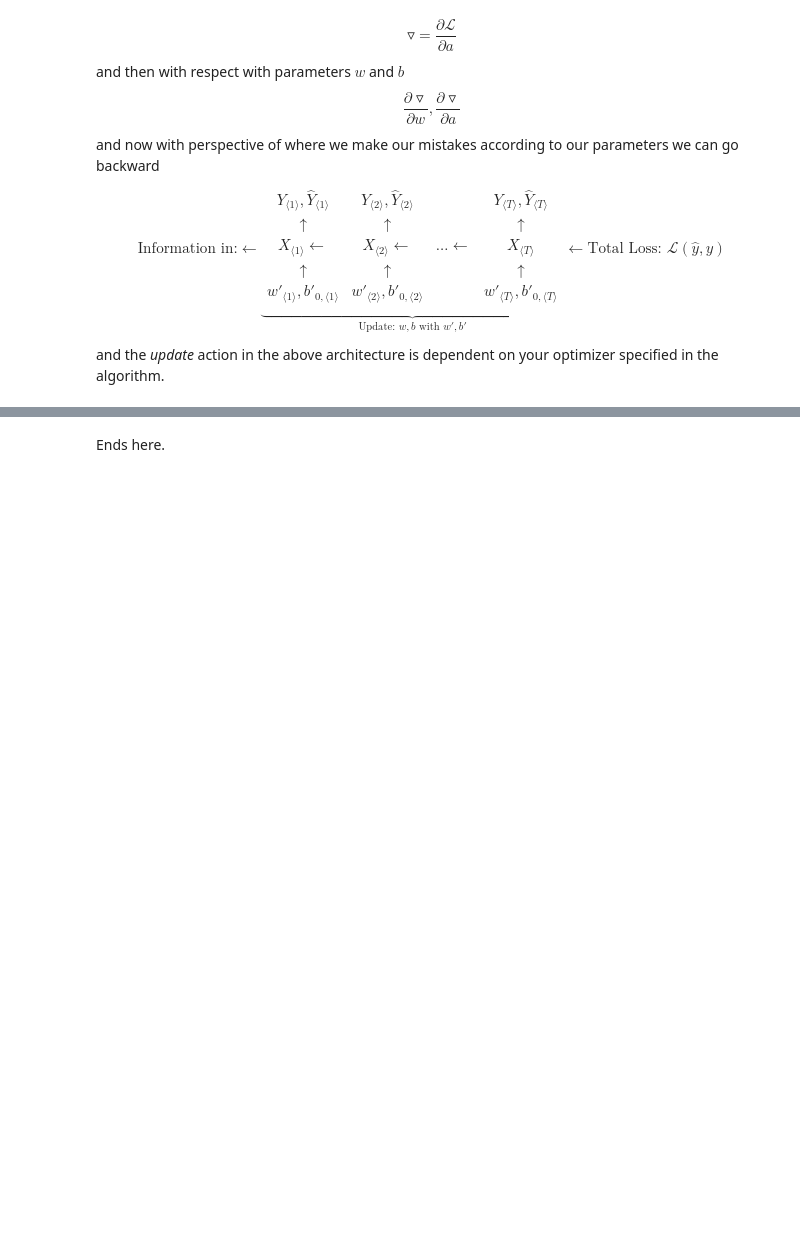
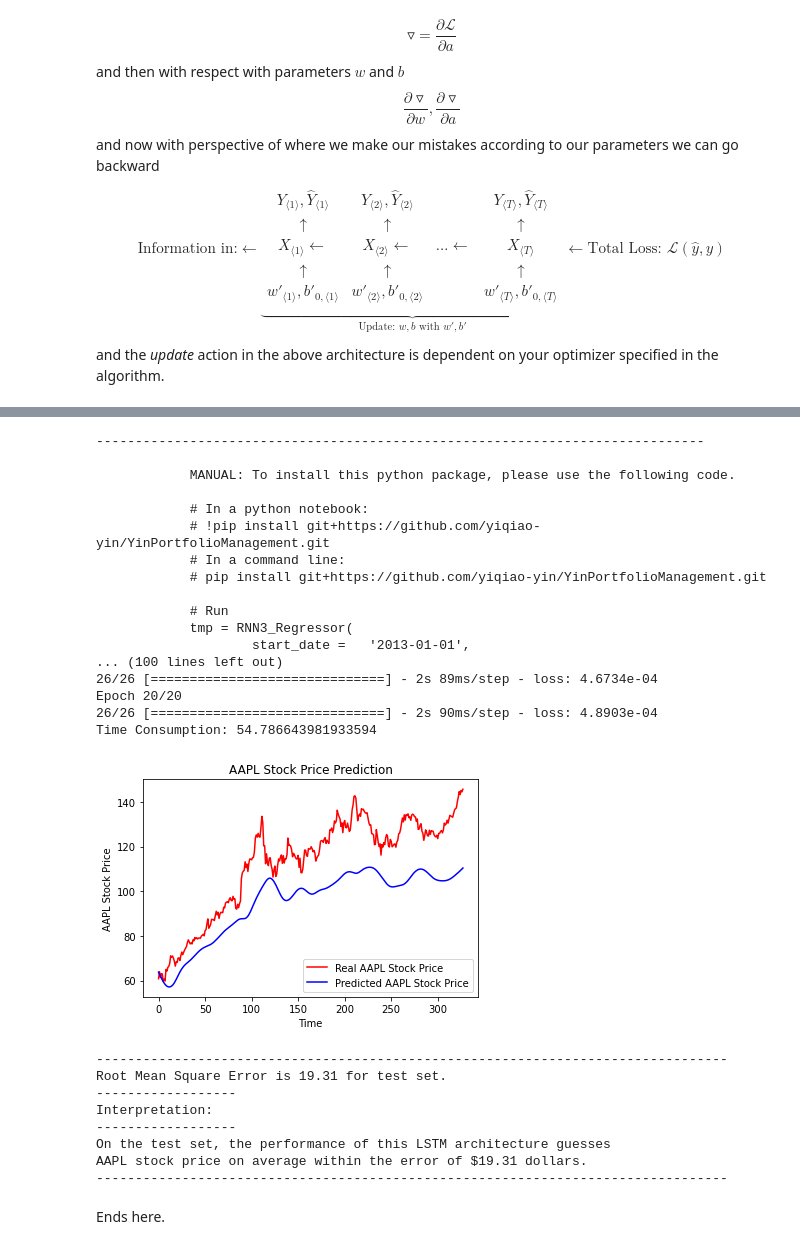
Before and after one commit to yiqiao-yin/WYNAssociates, a Jupyter notebook: docs/python_MM_YinPortfolioManagement.ipynb, the cells around one changed output, grey strips where cells are left out. Saved outputs shown, nothing was run; the diff lists cells and outputs as text; code cells hidden in the pictures; blank space fills up the shorter version.

```diff
--- a/docs/python_MM_YinPortfolioManagement.ipynb
+++ b/docs/python_MM_YinPortfolioManagement.ipynb
@@ -109,2 +114,47 @@ AAPL stock price on average within the error of $8.75 dollars.
+# %%
+tmp2 = RNN5_Regressor(
+    start_date =   '2013-01-01',
+    end_date   =   '2021-07-14',
+    tickers    =   'AAPL',
+    cutoff     =   0.8,
+    l1_units   =   50,
+    l2_units   =   50,
+    l3_units   =   50,
+    l4_units   =   30,
+    l5_units   =   10,
+    dropOutRate =  0.2,
+    optimizer  =   'adam',
+    loss       =   'mean_squared_error',
+    epochs     =   20,
+    batch_size =   64,
+    plotGraph  =   True,
+    verbose    =   True )
+# %% [output]
+------------------------------------------------------------------------------
+
+            MANUAL: To install this python package, please use the following code.
+
+            # In a python notebook:
+            # !pip install git+https://github.com/yiqiao-yin/YinPortfolioManagement.git
+            # In a command line:
+            # pip install git+https://github.com/yiqiao-yin/YinPortfolioManagement.git
+
+            # Run
+            tmp = RNN3_Regressor(
+                    start_date =   '2013-01-01',
+... (100 lines left out)
+26/26 [==============================] - 2s 89ms/step - loss: 4.6734e-04
+Epoch 20/20
+26/26 [==============================] - 2s 90ms/step - loss: 4.8903e-04
+Time Consumption: 54.786643981933594
+[figure, added]
+---------------------------------------------------------------------------------
+Root Mean Square Error is 19.31 for test set.
+------------------
+Interpretation:
+------------------
+On the test set, the performance of this LSTM architecture guesses
+AAPL stock price on average within the error of $19.31 dollars.
+---------------------------------------------------------------------------------
 # %% [markdown]
 Ends here.
```
Also changed, not shown: parts of 2 cells of this notebook, 3 other files.
